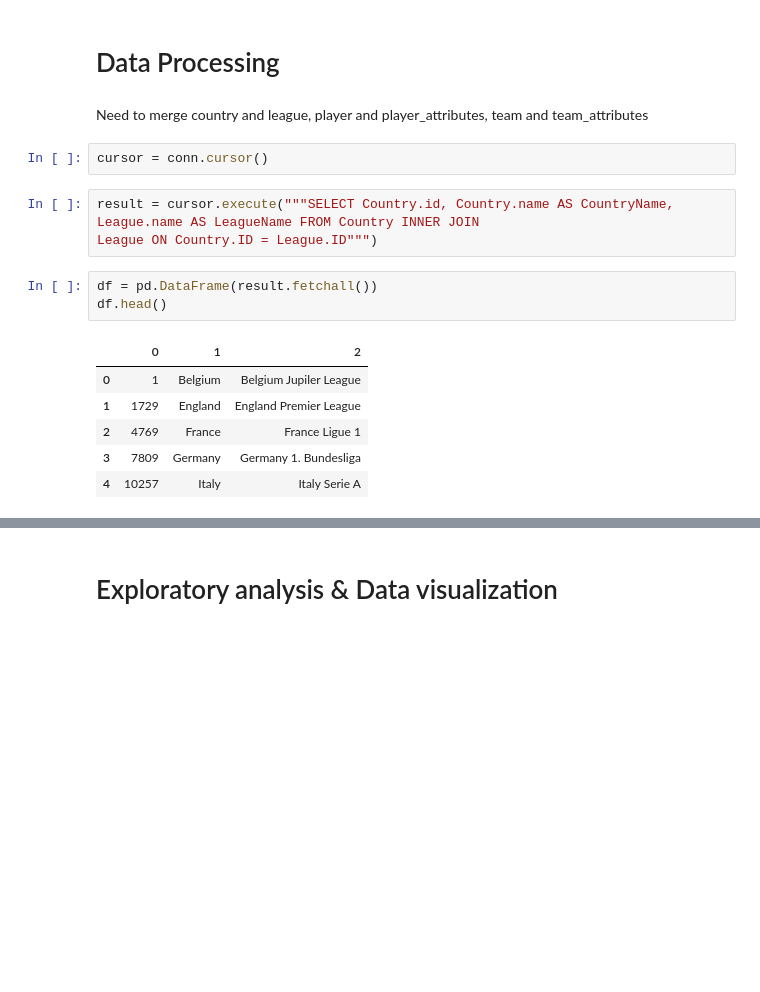
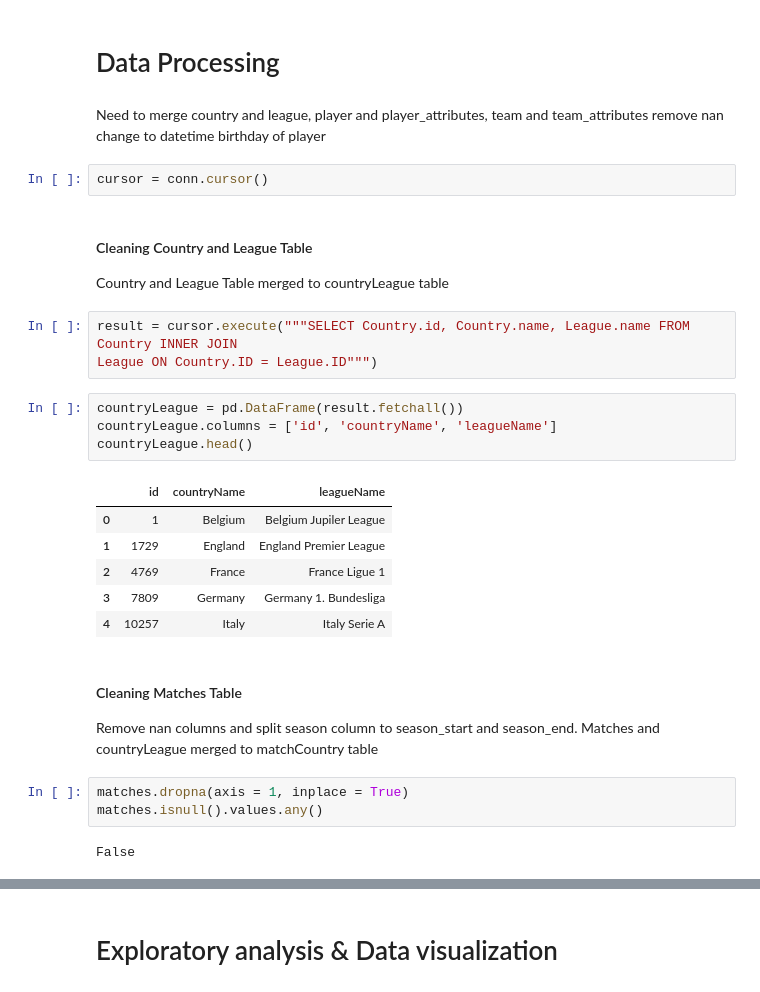
Before and after one commit to Hyej-Kim/cmsc320Final, a Jupyter notebook: cmsc320Final.ipynb, the cells around one changed output, grey strips where cells are left out. Drawn from its saved outputs; the diff is of its cells as text; blank space fills up the shorter version.

Commit message:
done data processing

```diff
--- a/cmsc320Final.ipynb
+++ b/cmsc320Final.ipynb
@@ -163,18 +184,33 @@ Index(['id', 'team_fifa_api_id', 'team_api_id', 'date', 'buildUpPlaySpeed',
 # Data Processing
 # %% [markdown]
 Need to merge country and league, player and player_attributes, team and team_attributes
+remove nan
+change to datetime birthday of player
 # %%
 cursor = conn.cursor()
+# %% [markdown]
+#### Cleaning Country and League Table
+Country and League Table merged to countryLeague table
 # %%
-result = cursor.execute("""SELECT Country.id, Country.name AS CountryName, League.name AS LeagueName FROM Country INNER JOIN
+result = cursor.execute("""SELECT Country.id, Country.name, League.name FROM Country INNER JOIN
 League ON Country.ID = League.ID""")
 # %%
-df = pd.DataFrame(result.fetchall())
-df.head()
+countryLeague = pd.DataFrame(result.fetchall())
+countryLeague.columns = ['id', 'countryName', 'leagueName']
+countryLeague.head()
 # %% [output]
-|  | 0 | 1 | 2 |
+|  | id | countryName | leagueName |
 | 0 | 1 | Belgium | Belgium Jupiler League |
 | 1 | 1729 | England | England Premier League |
 | 2 | 4769 | France | France Ligue 1 |
 | 3 | 7809 | Germany | Germany 1. Bundesliga |
 | 4 | 10257 | Italy | Italy Serie A |
+# %% [markdown]
+#### Cleaning Matches Table
+Remove nan columns and split season column to season_start and season_end.
+Matches and countryLeague merged to matchCountry table
+# %%
+matches.dropna(axis = 1, inplace = True)
+matches.isnull().values.any()
+# %% [output]
+False
```
Also changed, not shown: parts of 31 cells of this notebook.
